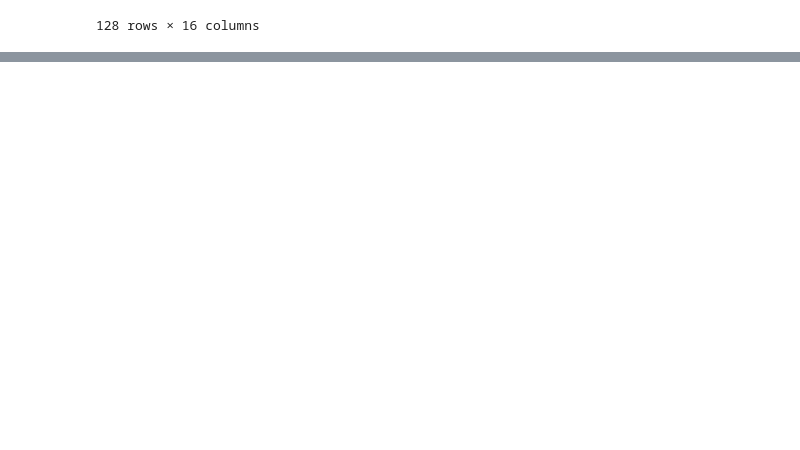
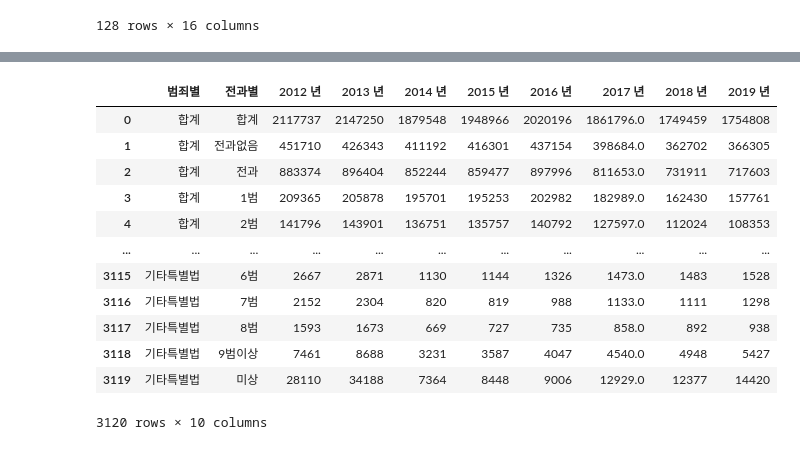
Before and after one commit to waldbear4/Python_2021, a Jupyter notebook: 20210610.ipynb, the cells around one changed output, grey strips where cells are left out. Saved outputs shown, nothing was run; the diff lists cells and outputs as text; code cells hidden in the pictures; blank space fills up the shorter version.

```diff
--- a/20210610.ipynb
+++ b/20210610.ipynb
@@ -83,0 +106,17 @@ crime_CSAe.transpose()
+# %%
+crime_repeat = pd.read_csv('C:/Programmierung/workspace/Python_2021/examples/Crime/crime_repeat_utf8.csv')
+crime_repeat
+# %% [output]
+|  | 범죄별 | 전과별 | 2012 년 | 2013 년 | 2014 년 | 2015 년 | 2016 년 | 2017 년 | 2018 년 | 2019 년 |
+| 0 | 합계 | 합계 | 2117737 | 2147250 | 1879548 | 1948966 | 2020196 | 1861796.0 | 1749459 | 1754808 |
+| 1 | 합계 | 전과없음 | 451710 | 426343 | 411192 | 416301 | 437154 | 398684.0 | 362702 | 366305 |
+| 2 | 합계 | 전과 | 883374 | 896404 | 852244 | 859477 | 897996 | 811653.0 | 731911 | 717603 |
+| 3 | 합계 | 1범 | 209365 | 205878 | 195701 | 195253 | 202982 | 182989.0 | 162430 | 157761 |
+| 4 | 합계 | 2범 | 141796 | 143901 | 136751 | 135757 | 140792 | 127597.0 | 112024 | 108353 |
+| ... | ... | ... | ... | ... | ... | ... | ... | ... | ... | ... |
+| 3115 | 기타특별법 | 6범 | 2667 | 2871 | 1130 | 1144 | 1326 | 1473.0 | 1483 | 1528 |
+| 3116 | 기타특별법 | 7범 | 2152 | 2304 | 820 | 819 | 988 | 1133.0 | 1111 | 1298 |
+| 3117 | 기타특별법 | 8범 | 1593 | 1673 | 669 | 727 | 735 | 858.0 | 892 | 938 |
+| 3118 | 기타특별법 | 9범이상 | 7461 | 8688 | 3231 | 3587 | 4047 | 4540.0 | 4948 | 5427 |
+| 3119 | 기타특별법 | 미상 | 28110 | 34188 | 7364 | 8448 | 9006 | 12929.0 | 12377 | 14420 |
+3120 rows × 10 columns
```
Also changed, not shown: parts of 2 cells of this notebook.
